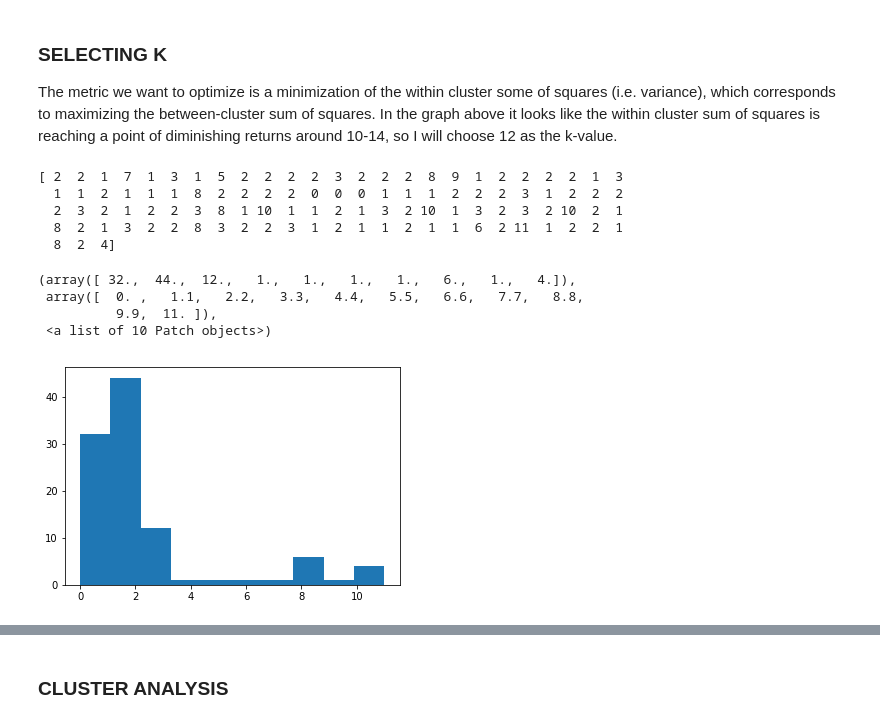
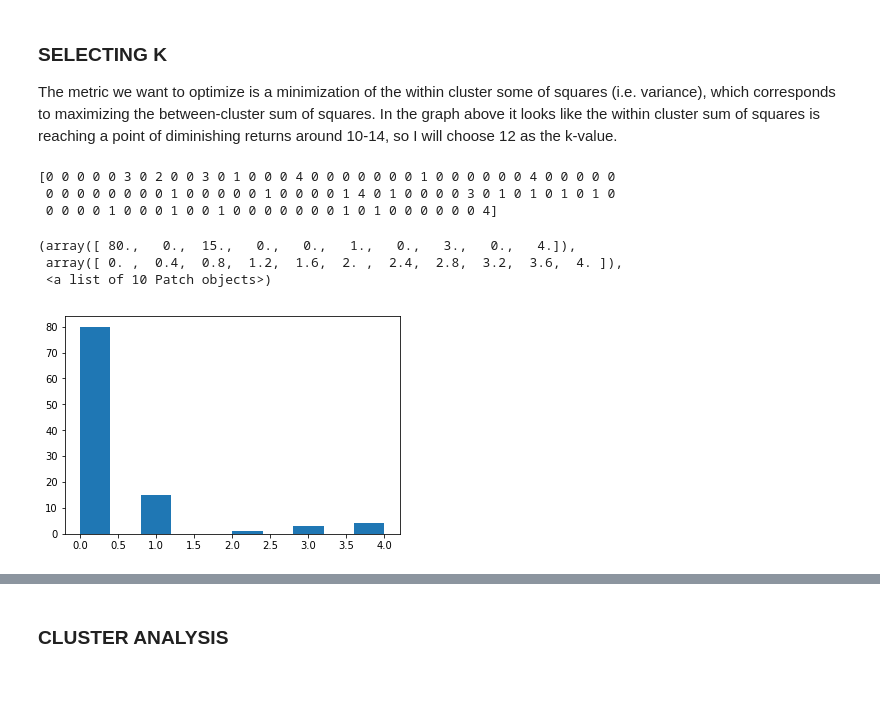
Before and after one commit to KirosG/toronto_clustering, a Jupyter notebook: Segmenting and Clustering Neighborhoods in Toronto.ipynb, the cells around one changed output, grey strips where cells are left out. Saved outputs shown, nothing was run; the diff lists cells and outputs as text; code cells hidden in the pictures; blank space fills up the shorter version.

```diff
--- a/Segmenting and Clustering Neighborhoods in Toronto.ipynb
+++ b/Segmenting and Clustering Neighborhoods in Toronto.ipynb
@@ -580,20 +580,17 @@ plt.plot(range(1,max_clusters), wcss)
 
 The metric we want to optimize is a minimization of the within cluster some of squares (i.e. variance), which corresponds to maximizing the between-cluster sum of squares. In the graph above it looks like the within cluster sum of squares is reaching a point of diminishing returns around 10-14, so I will choose 12 as the k-value.
 # %%
-kmeans = KMeans(n_clusters=12, random_state=0).fit(grouped_clustering)
+kmeans = KMeans(n_clusters=5, random_state=0).fit(grouped_clustering)
 
 # check cluster labels generated for each row in the dataframe
 print(kmeans.labels_)
 
 plt.hist(kmeans.labels_)
 # %% [output]
-[ 2  2  1  7  1  3  1  5  2  2  2  2  3  2  2  2  8  9  1  2  2  2  2  1  3
-  1  1  2  1  1  1  8  2  2  2  2  0  0  0  1  1  1  2  2  2  3  1  2  2  2
-  2  3  2  1  2  2  3  8  1 10  1  1  2  1  3  2 10  1  3  2  3  2 10  2  1
-  8  2  1  3  2  2  8  3  2  2  3  1  2  1  1  2  1  1  6  2 11  1  2  2  1
-  8  2  4]
+[0 0 0 0 0 3 0 2 0 0 3 0 1 0 0 0 4 0 0 0 0 0 0 0 1 0 0 0 0 0 0 4 0 0 0 0 0
+ 0 0 0 0 0 0 0 0 1 0 0 0 0 0 1 0 0 0 0 1 4 0 1 0 0 0 0 3 0 1 0 1 0 1 0 1 0
+ 0 0 0 0 1 0 0 0 1 0 0 1 0 0 0 0 0 0 0 1 0 1 0 0 0 0 0 0 4]
-(array([ 32.,  44.,  12.,   1.,   1.,   1.,   1.,   6.,   1.,   4.]),
- array([  0. ,   1.1,   2.2,   3.3,   4.4,   5.5,   6.6,   7.7,   8.8,
-          9.9,  11. ]),
+(array([ 80.,   0.,  15.,   0.,   0.,   1.,   0.,   3.,   0.,   4.]),
+ array([ 0. ,  0.4,  0.8,  1.2,  1.6,  2. ,  2.4,  2.8,  3.2,  3.6,  4. ]),
  <a list of 10 Patch objects>)
-[figure, old version]
+[figure, new version]
```
Also changed, not shown: parts of 14 cells of this notebook.
